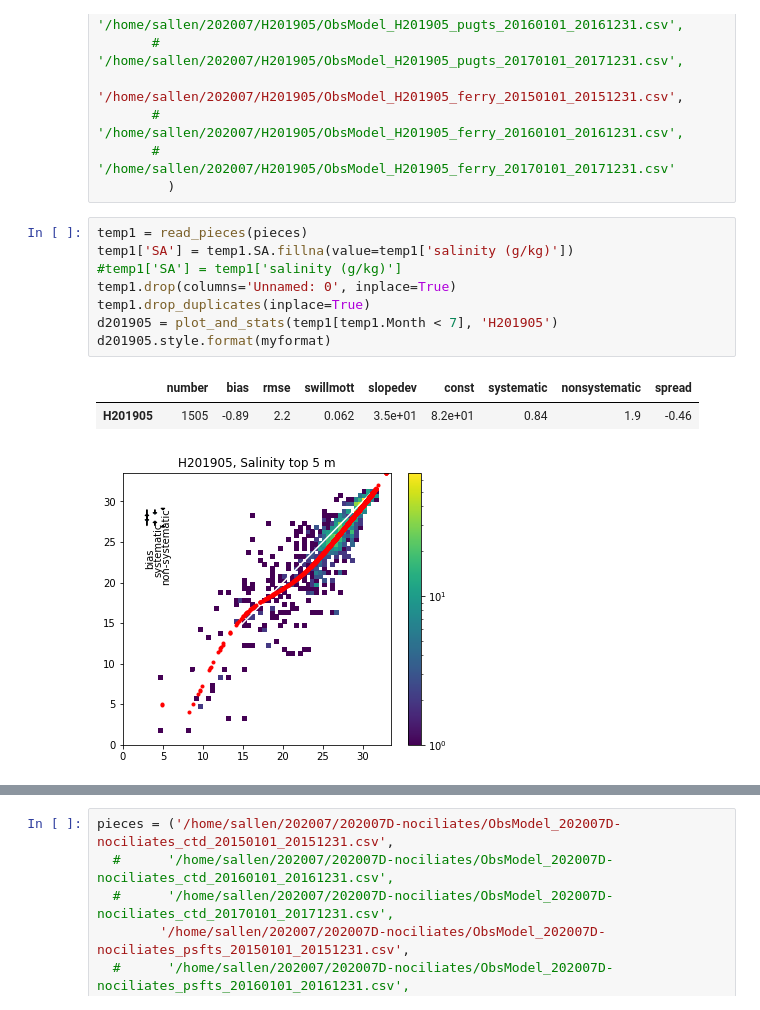
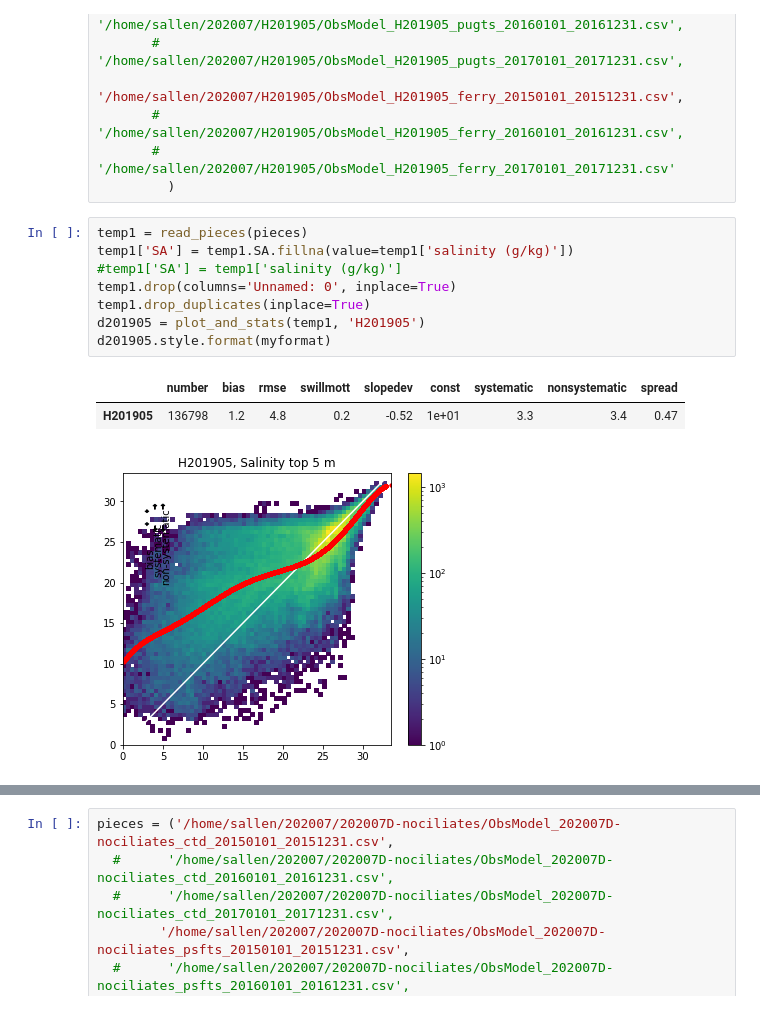
Before and after one commit to SalishSeaCast/analysis-susan, a Jupyter notebook: notebooks/PhysTuning/SurfaceSalinity-partyears.ipynb, the cells around one changed output, grey strips where cells are left out. Saved outputs shown, nothing was run; the diff lists cells and outputs as text.

```diff
--- a/notebooks/PhysTuning/SurfaceSalinity-partyears.ipynb
+++ b/notebooks/PhysTuning/SurfaceSalinity-partyears.ipynb
@@ -143,15 +143,15 @@ pieces = ('/home/sallen/202007/H201905/ObsModel_H201905_ctd_20150101_20151231.cs
 # %%
 temp1 = read_pieces(pieces)
 temp1['SA'] = temp1.SA.fillna(value=temp1['salinity (g/kg)'])
 #temp1['SA'] = temp1['salinity (g/kg)']
 temp1.drop(columns='Unnamed: 0', inplace=True)
 temp1.drop_duplicates(inplace=True)
-d201905 = plot_and_stats(temp1[temp1.Month < 7], 'H201905')
+d201905 = plot_and_stats(temp1, 'H201905')
 d201905.style.format(myformat)
 # %% [output]
 |  | number | bias | rmse | swillmott | slopedev | const | systematic | nonsystematic | spread |
-| H201905 | 1505 | -0.89 | 2.2 | 0.062 | 3.5e+01 | 8.2e+01 | 0.84 | 1.9 | -0.46 |
+| H201905 | 136798 | 1.2 | 4.8 | 0.2 | -0.52 | 1e+01 | 3.3 | 3.4 | 0.47 |
-[figure, old version]
+[figure, new version]
 # %%
 pieces = ('/home/sallen/202007/202007C-p2/ObsModel_202007Cp2_ctd_20150101_20151231.csv',
          '/home/sallen/202007/202007C-p2/ObsModel_202007Cp2_TSPUG_20150101-20151231.csv',
```
Also changed, not shown: parts of 14 cells of this notebook.
